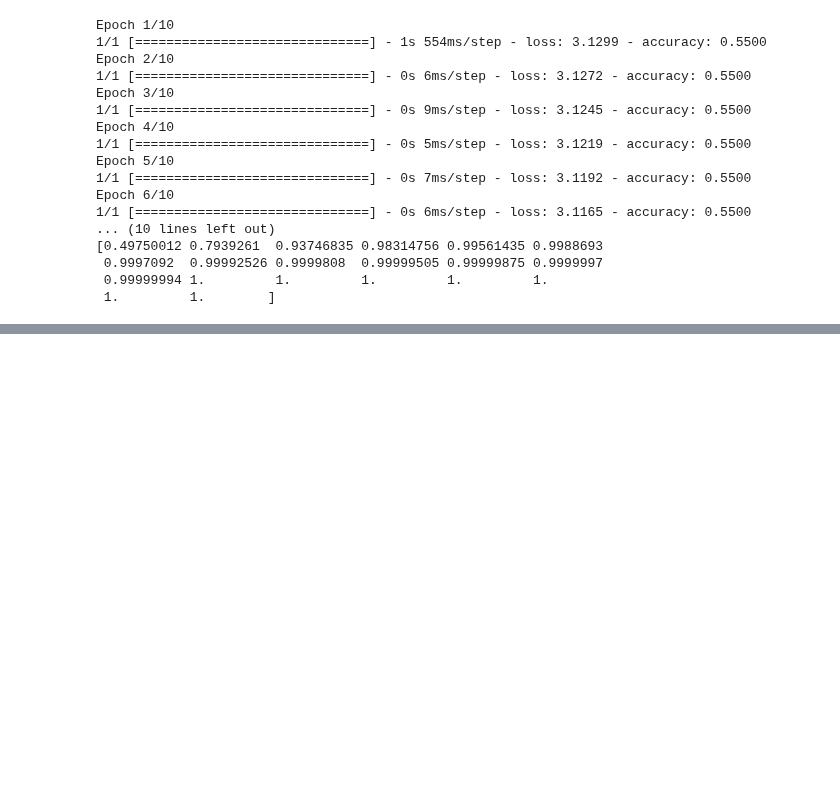
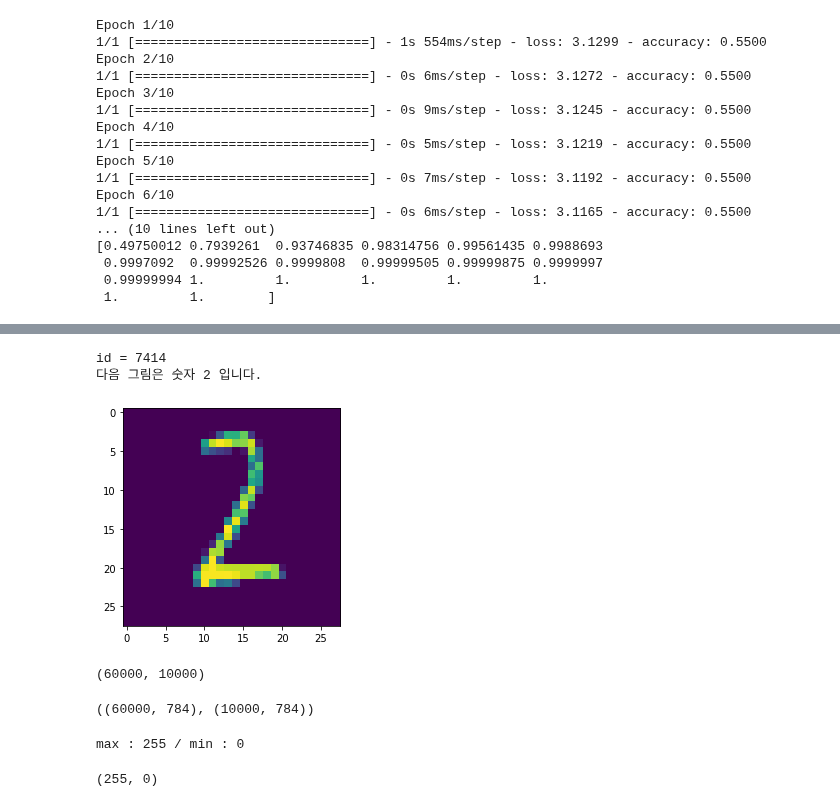
Before and after one commit to mskyun721/aivle_python, a Jupyter notebook: Class/tensorflow.ipynb, the cells around one changed output, grey strips where cells are left out. Cells and saved outputs as stored; diff of their text form; code cells hidden in the pictures; blank space fills up the shorter version.

```diff
--- a/Class/tensorflow.ipynb
+++ b/Class/tensorflow.ipynb
@@ -750,0 +292,2 @@ None
+# %%
+(x_train, y_train), (x_val, y_val) = keras.datasets.mnist.load_data()
@@ -750,0 +318,19 @@ None
+# %%
+id = rd.randrange(0,10000)
+# id = 0
+
+print(f'id = {id}')
+print(f'다음 그림은 숫자 {y_train[id]} 입니다.')
+
+plt.imshow(x_train[id])
+plt.show()
+
+# print(x_train[id])
+# %% [output]
+id = 7414
+다음 그림은 숫자 2 입니다.
+[figure, added]
+# %%
+x_train.shape[0], x_val.shape[0]
+# %% [output]
+(60000, 10000)
@@ -750,0 +341,14 @@ None
+# %%
+x_train.shape, x_val.shape
+# %% [output]
+((60000, 784), (10000, 784))
+# %%
+print(f'max : {x_train.max()} / min : {x_train.min()}')
+# %% [output]
+max : 255 / min : 0
+# %%
+max_n, min_n = x_train.max(), x_train.min()
+
+max_n, min_n
+# %% [output]
+(255, 0)
```
Also changed, not shown: parts of 55 cells of this notebook, 1 other file.
